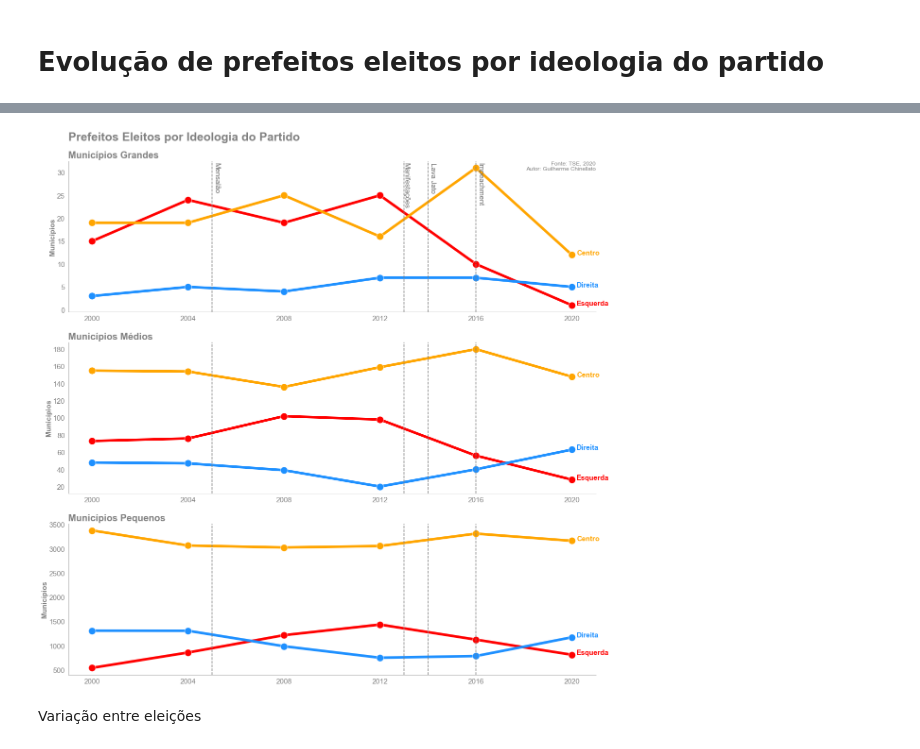
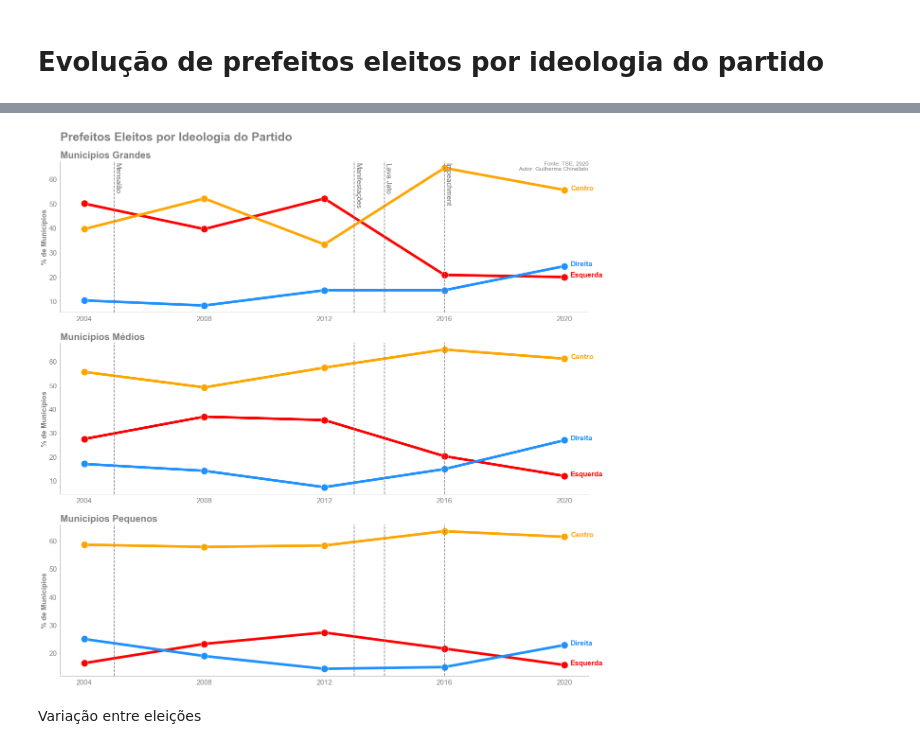
Before and after one commit to gchinellato/eleicoes-ideologia, a Jupyter notebook: eleicoes-ideologia-prefeitos.ipynb, the cells around one changed output, grey strips where cells are left out. Drawn from its saved outputs; the diff is of its cells as text; code cells hidden in the pictures.

```diff
--- a/eleicoes-ideologia-prefeitos.ipynb
+++ b/eleicoes-ideologia-prefeitos.ipynb
@@ -625,3 +498,7 @@ res_municipios_medios = group_by_year(df[(df['População'] >= 100000) & (df['Po
+# %%
+res_municipios_medios = df[(df['População'] >= 100000) & (df['População'] < 500000)].groupby(['ano','sigla_partido']).count().iloc[:,0].reset_index() \
+.pivot(index='sigla_partido', columns='ano', values='sigla_unidade_federativa') \
+.sort_values(2020, ascending=False).fillna(0)
 # %%
 res_municipios_medios.insert(0, 'ideologia', res_municipios_medios.index.map(mapa_ideologico))
 res_municipios_medios.to_excel('output/flourish_prefeitos_municipios_medios.xlsx')
@@ -675,3 +542,7 @@ res_municipios_pequenos = group_by_year(df[df['População'] < 100000])
+# %%
+res_municipios_pequenos = df[df['População'] < 100000].groupby(['ano','sigla_partido']).count().iloc[:,0].reset_index() \
+.pivot(index='sigla_partido', columns='ano', values='sigla_unidade_federativa') \
+.sort_values(2020, ascending=False).fillna(0)
 # %%
 res_municipios_pequenos.insert(0, 'ideologia', res_municipios_pequenos.index.map(mapa_ideologico))
 res_municipios_pequenos.to_excel('output/flourish_prefeitos_municipios_pequenos.xlsx')
@@ -783,0 +568,8 @@ res_den_menor_var.columns = ['Ano','Ideologia','Variação']
+# %%
+agg_municipios_pequenos = res_municipios_pequenos.groupby('ideologia').sum().T
+agg_municipios_pequenos = agg_municipios_pequenos[['Esquerda','Centro','Direita']]
+
+agg_municipios_pequenos_var = agg_municipios_pequenos.pct_change().stack().reset_index()
+agg_municipios_pequenos_var.columns = ['Ano','Ideologia', 'Variação']
+
+agg_municipios_pequenos
@@ -830,3 +611,7 @@ r
+# %%
+perc_grandes = r[r['Município'] == 'Grandes'].set_index('Ano').drop('Município',1).astype(float)
+perc_medios = r[r['Município'] == 'Médios'].set_index('Ano').drop('Município',1).astype(float)
+perc_pequenos = r[r['Município'] == 'Pequenos'].set_index('Ano').drop('Município',1).astype(float)
 # %%
 colors = ['red', 'orange', 'dodgerblue']
 
@@ -839,11 +624,11 @@ title='Prefeitos Eleitos por Ideologia do Partido'
 plt.text(x=0.125, y=0.91, s=title, fontsize=25, color='grey', fontweight='bold',
          transform=fig.transFigure)
 
-l_grande = sns.lineplot(data=agg_municipios_grandes, dashes=False, legend=False, linewidth=5.5,
+l_grande = sns.lineplot(data=perc_grandes, dashes=False, legend=False, linewidth=5.5,
                        palette=colors, marker='o', markersize=15, ax=axs[0])
-l_medio = sns.lineplot(data=agg_municipios_medios, dashes=False, legend=False, linewidth=5.5,
+l_medio = sns.lineplot(data=perc_medios, dashes=False, legend=False, linewidth=5.5,
                        palette=colors, marker='o', markersize=15, ax=axs[1])
-l_pequeno = sns.lineplot(data=agg_municipios_pequenos, dashes=False, legend=False, linewidth=5.5,
+l_pequeno = sns.lineplot(data=perc_pequenos, dashes=False, legend=False, linewidth=5.5,
                        palette=colors, marker='o', markersize=15, ax=axs[2])
 
 axs[0].set_title('Municípios Grandes', loc='left',
@@ -857,9 +642,9 @@ axs[0].set_xlabel('')
 axs[1].set_xlabel('')
 axs[2].set_xlabel('')
 
-axs[0].set_ylabel('Municípios', labelpad=2, fontsize=15, fontweight='bold', color='grey')
-axs[1].set_ylabel('Municípios', labelpad=2, fontsize=15, fontweight='bold', color='grey')
-axs[2].set_ylabel('Municípios', labelpad=2, fontsize=15, fontweight='bold', color='grey')
+axs[0].set_ylabel('% de Municípios', labelpad=2, fontsize=15, fontweight='bold', color='grey')
+axs[1].set_ylabel('% de Municípios', labelpad=2, fontsize=15, fontweight='bold', color='grey')
+axs[2].set_ylabel('% de Municípios', labelpad=2, fontsize=15, fontweight='bold', color='grey')
 
 axs[0].set_xticks(np.arange(ano_da_eleicao[0], ano_da_eleicao[-1]+2, step=4))
 axs[1].set_xticks(np.arange(ano_da_eleicao[0], ano_da_eleicao[-1]+2, step=4))
@@ -891,44 +676,44 @@ axs[2].spines['left'].set_color('grey')
 axs[0].text(1.0, 1.0, legend, transform=axs[0].transAxes, fontsize=12, ha='right', va='top', color='grey')
 
 for i in range(len(axs[0].get_lines())):
-    axs[0].text(agg_municipios_grandes.index[-1]+.2, agg_municipios_grandes.iloc[-1,i], agg_municipios_grandes.columns[i],
+    axs[0].text(perc_grandes.index[-1]+.2, perc_grandes.iloc[-1,i], perc_grandes.columns[i],
                 fontsize=15, fontweight='bold', color=axs[0].get_lines()[i].get_color())
 
 for i in range(len(axs[1].get_lines())):
-    axs[1].text(agg_municipios_medios.index[-1]+.2, agg_municipios_medios.iloc[-1,i], agg_municipios_medios.columns[i],
+    axs[1].text(perc_medios.index[-1]+.2, perc_medios.iloc[-1,i], perc_medios.columns[i],
                 fontsize=15, fontweight='bold', color=axs[1].get_lines()[i].get_color())
 
 for i in range(len(axs[2].get_lines())):
-    axs[2].text(agg_municipios_pequenos.index[-1]+.2, agg_municipios_pequenos.iloc[-1,i], agg_municipios_pequenos.columns[i],
+    axs[2].text(perc_pequenos.index[-1]+.2, perc_pequenos.iloc[-1,i], perc_pequenos.columns[i],
                 fontsize=15, fontweight='bold', color=axs[2].get_lines()[i].get_color())
 
 axs[0].axvline(2005, color='grey', linestyle='--')
 axs[0].axvline(2013, color='grey', linestyle='--')
 axs[0].axvline(2014, color='grey', linestyle='--')
 axs[0].axvline(2016, color='grey', linestyle='--')
 
 axs[1].axvline(2005, color='grey', linestyle='--')
 axs[1].axvline(2013, color='grey', linestyle='--')
 axs[1].axvline(2014, color='grey', linestyle='--')
 axs[1].axvline(2016, color='grey', linestyle='--')
 
 axs[2].axvline(2005, color='grey', linestyle='--')
 axs[2].axvline(2013, color='grey', linestyle='--')
 axs[2].axvline(2014, color='grey', linestyle='--')
 axs[2].axvline(2016, color='grey', linestyle='--')
 
-axs[0].text(0.275, 0.99, 'Mensalão', transform=axs[0].transAxes, rotation=-90,
+axs[0].text(0.102, 0.99, 'Mensalão', transform=axs[0].transAxes, rotation=-90,
             fontsize=15, color='dimgrey', verticalalignment='top')
-axs[0].text(0.635, 0.99, 'Manifestações', transform=axs[0].transAxes, rotation=-90,
+axs[0].text(0.557, 0.99, 'Manifestações', transform=axs[0].transAxes, rotation=-90,
             fontsize=15, color='dimgrey', verticalalignment='top')
-axs[0].text(0.685, 0.99, 'Lava Jato', transform=axs[0].transAxes, rotation=-90,
+axs[0].text(0.615, 0.99, 'Lava Jato', transform=axs[0].transAxes, rotation=-90,
             fontsize=15, color='dimgrey', verticalalignment='top')
-axs[0].text(0.775, 0.99, 'Impeachment', transform=axs[0].transAxes, rotation=-90,
+axs[0].text(0.727, 0.99, 'Impeachment', transform=axs[0].transAxes, rotation=-90,
             fontsize=15, color='dimgrey', verticalalignment='top')
 
 plt.savefig('output/prefeitos_ideologia.png', dpi=300, bbox_inches = 'tight')
 # %% [output]
-[figure, old version]
+[figure, new version]
 # %% [markdown]
 Variação entre eleições
 # %%
```
Also changed, not shown: parts of 81 cells of this notebook, 35 other files.
